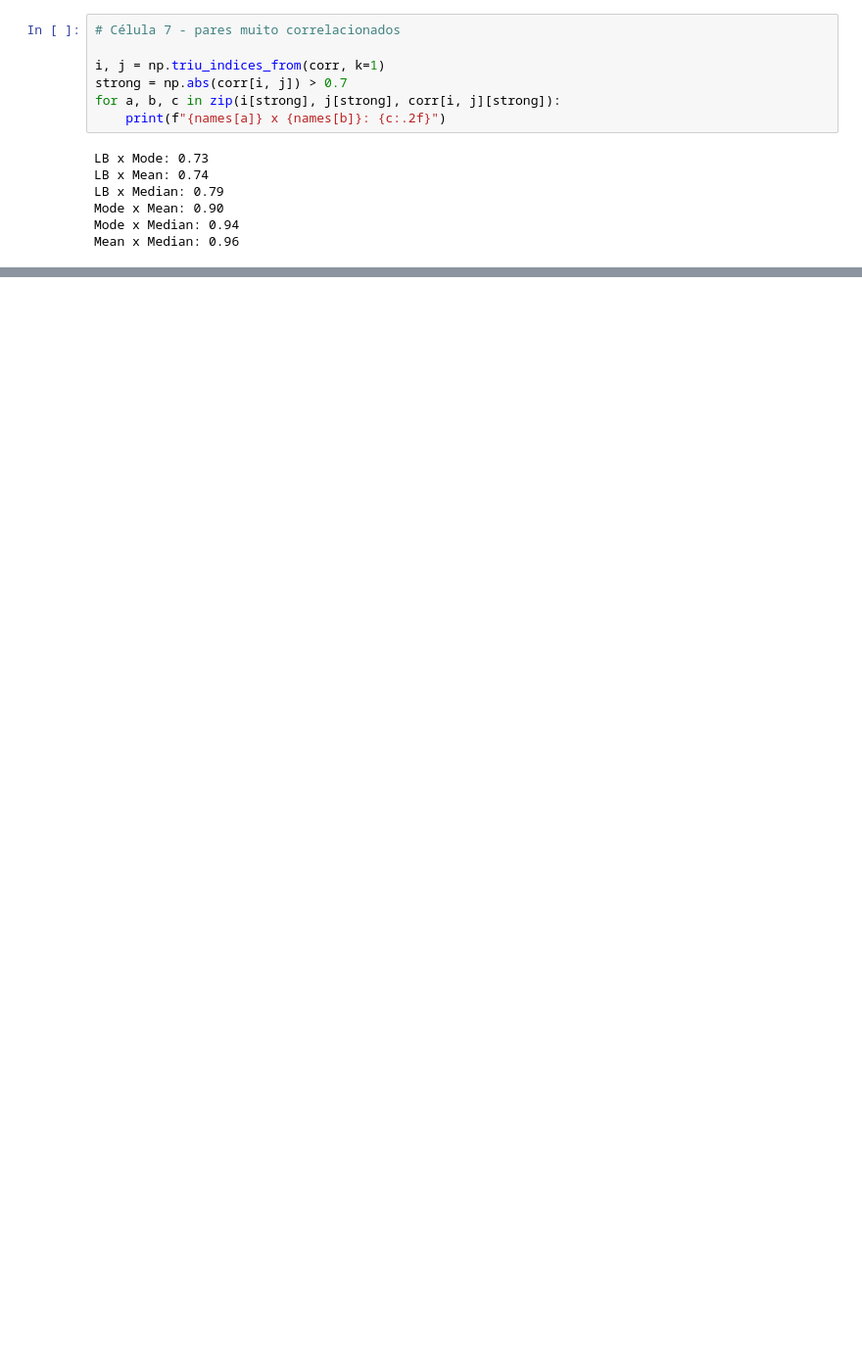
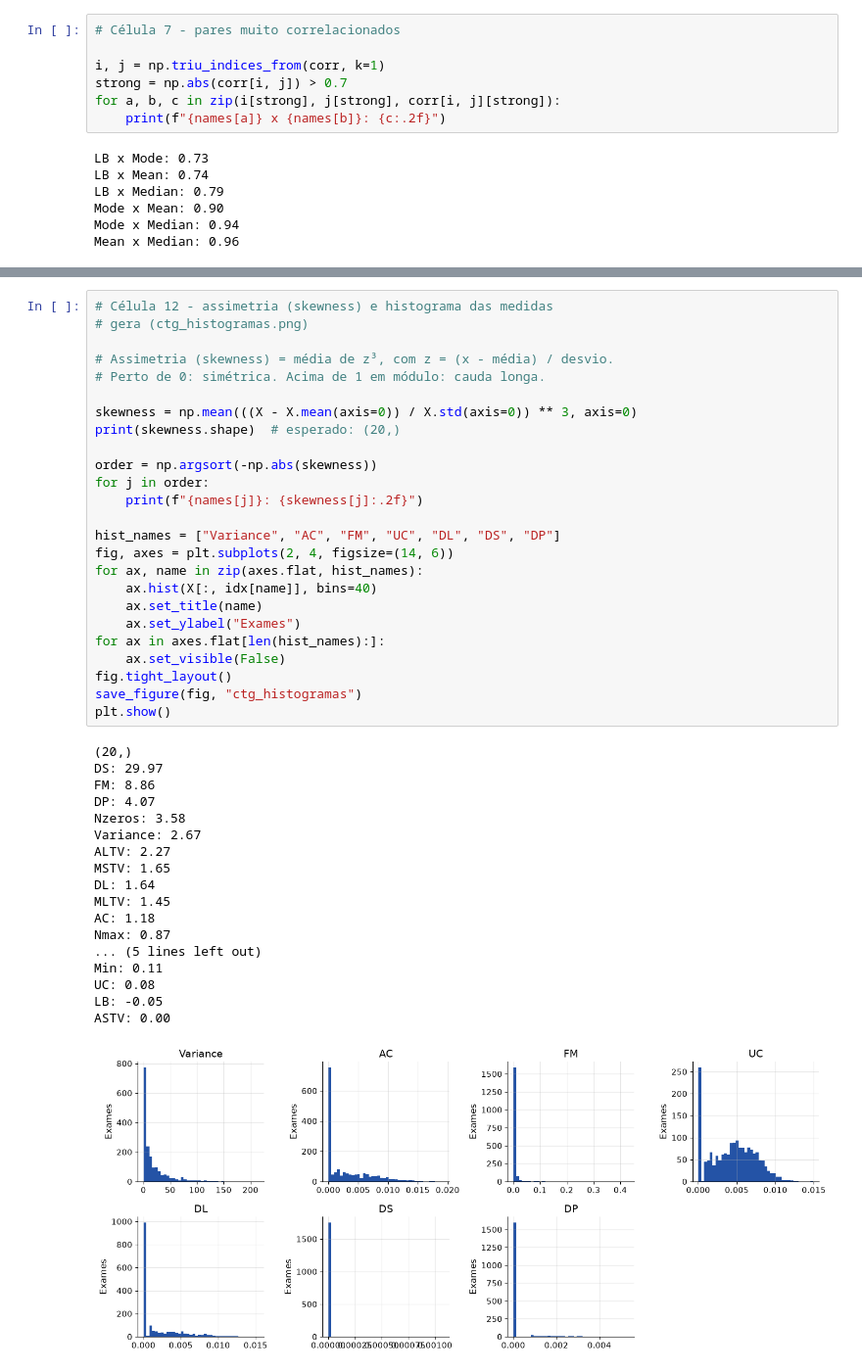
Before and after one commit to ml1-impatech/statstech-analise, a Jupyter notebook: notebooks/ctg_exploration.ipynb, the cells around one changed output, grey strips where cells are left out. Shown at 98% size. Drawn from its saved outputs; the diff is of its cells as text; blank space fills up the shorter version.

```diff
--- a/notebooks/ctg_exploration.ipynb
+++ b/notebooks/ctg_exploration.ipynb
@@ -141,0 +309,44 @@ print(X_scaled.shape)  # esperado: (1755, 20)
+# %%
+# Célula 12 - assimetria (skewness) e histograma das medidas
+# gera (ctg_histogramas.png)
+
+# Assimetria (skewness) = média de z³, com z = (x - média) / desvio.
+# Perto de 0: simétrica. Acima de 1 em módulo: cauda longa.
+
+skewness = np.mean(((X - X.mean(axis=0)) / X.std(axis=0)) ** 3, axis=0)
+print(skewness.shape)  # esperado: (20,)
+
+order = np.argsort(-np.abs(skewness))
+for j in order:
+    print(f"{names[j]}: {skewness[j]:.2f}")
+
+hist_names = ["Variance", "AC", "FM", "UC", "DL", "DS", "DP"]
+fig, axes = plt.subplots(2, 4, figsize=(14, 6))
+for ax, name in zip(axes.flat, hist_names):
+    ax.hist(X[:, idx[name]], bins=40)
+    ax.set_title(name)
+    ax.set_ylabel("Exames")
+for ax in axes.flat[len(hist_names):]:
+    ax.set_visible(False)
+fig.tight_layout()
+save_figure(fig, "ctg_histogramas")
+plt.show()
+# %% [output]
+(20,)
+DS: 29.97
+FM: 8.86
+DP: 4.07
+Nzeros: 3.58
+Variance: 2.67
+ALTV: 2.27
+MSTV: 1.65
+DL: 1.64
+MLTV: 1.45
+AC: 1.18
+Nmax: 0.87
+... (5 lines left out)
+Min: 0.11
+UC: 0.08
+LB: -0.05
+ASTV: 0.00
+[figure, added]
```
Also changed, not shown: parts of 15 cells of this notebook, 4 other files.
